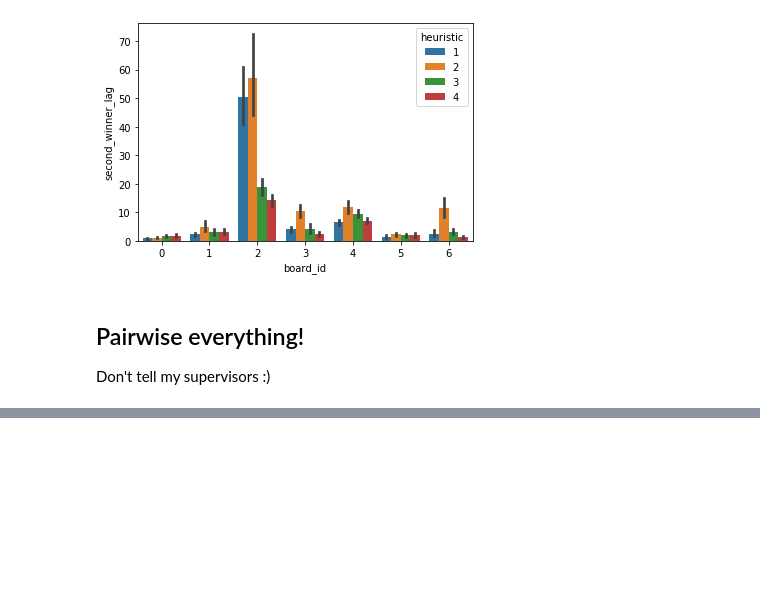
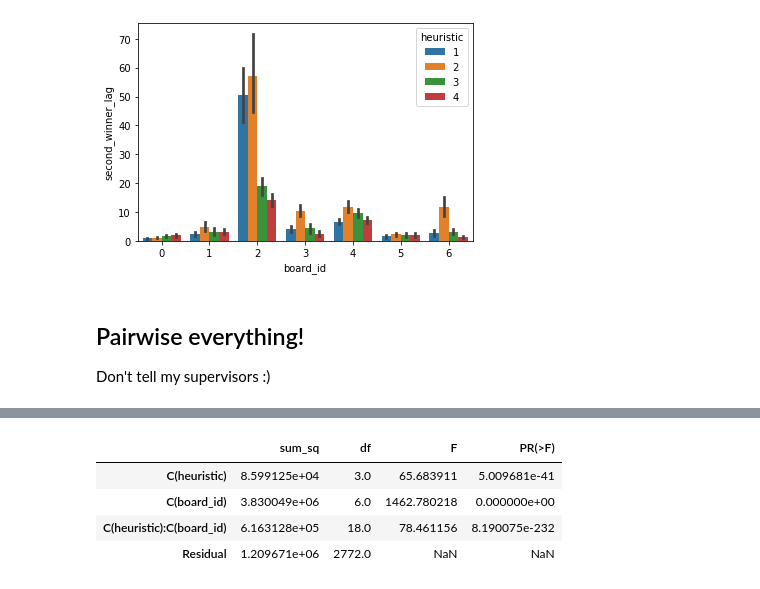
Before and after one commit to Nagasaki45/cooperative-ai, a Jupyter notebook: analysis/analysis.ipynb, the cells around one changed output, grey strips where cells are left out. Saved outputs shown, nothing was run; the diff lists cells and outputs as text; code cells hidden in the pictures; blank space fills up the shorter version.

Commit message:
Ticks ANOVA (linear models)

```diff
--- a/analysis/analysis.ipynb
+++ b/analysis/analysis.ipynb
@@ -156,0 +125,2 @@ column_values(df.pivot_table(index='board_id', columns='heuristic')['ticks'])
+# %%
+lm = ols('ticks ~ C(heuristic) * C(board_id)', data=df).fit()
@@ -156,0 +147,8 @@ column_values(df.pivot_table(index='board_id', columns='heuristic')['ticks'])
+# %%
+sm.stats.anova_lm(lm, typ=2)
+# %% [output]
+|  | sum_sq | df | F | PR(>F) |
+| C(heuristic) | 8.599125e+04 | 3.0 | 65.683911 | 5.009681e-41 |
+| C(board_id) | 3.830049e+06 | 6.0 | 1462.780218 | 0.000000e+00 |
+| C(heuristic):C(board_id) | 6.163128e+05 | 18.0 | 78.461156 | 8.190075e-232 |
+| Residual | 1.209671e+06 | 2772.0 | NaN | NaN |
```
Also changed, not shown: parts of 10 cells of this notebook.
